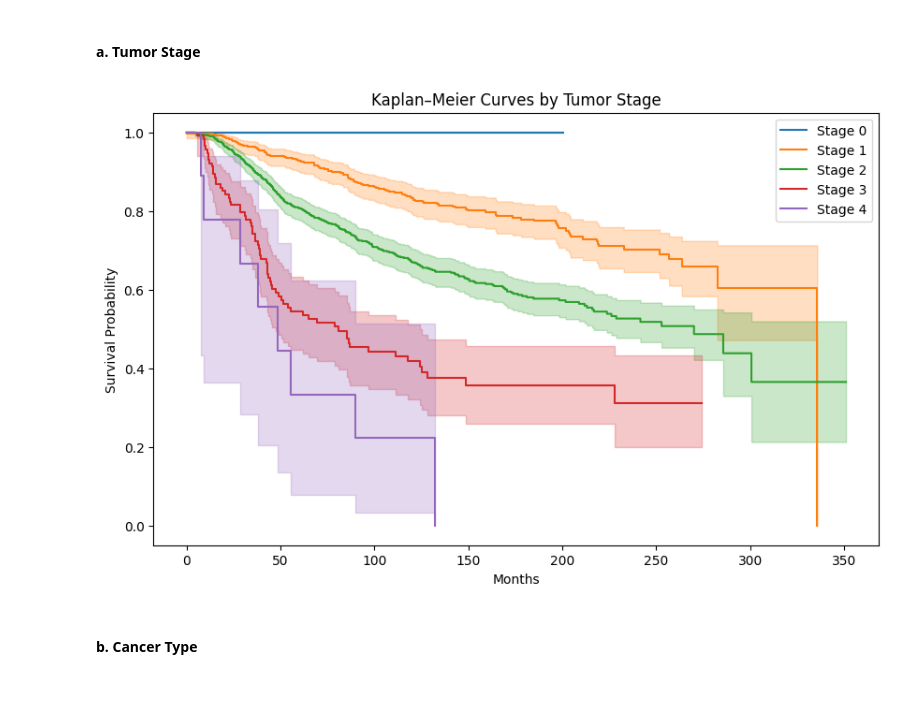
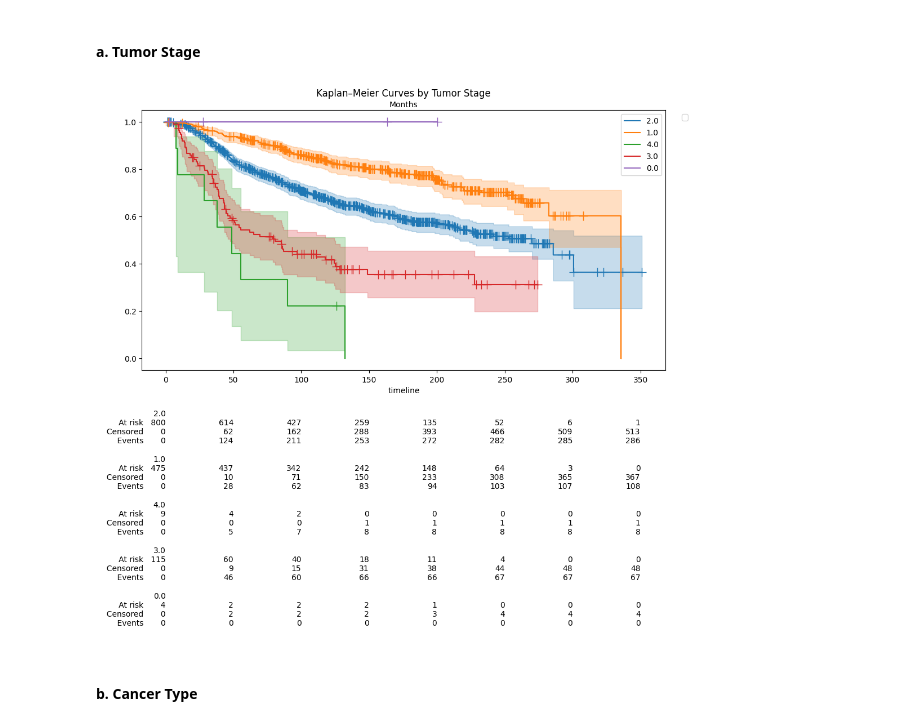
Before and after one commit to emilylongmire/STA4365-Final-Project, a Jupyter notebook: EDA.ipynb, the cells around one changed output. Saved outputs shown, nothing was run; the diff lists cells and outputs as text; code cells hidden in the pictures; blank space fills up the shorter version.

Commit message:
Completed survival analysis!

```diff
--- a/EDA.ipynb
+++ b/EDA.ipynb
@@ -24,7 +25,7 @@ df = pd.read_csv("METABRIC_RNA_Mutation.csv",
     })
 
 # Strip whitespace and standardize capitalization
-string_cols = df.select_dtypes(include=['object', 'str']).columns.tolist()
+string_cols = df.select_dtypes(include=['object', 'string']).columns.tolist()
 for col in string_cols:
     df[col] = df[col].str.strip().str.title()  # title case, removes extra spaces
 
@@ -202,22 +211,32 @@ event = clinical_df['event_observed']
 # %% [markdown]
 #### a. Tumor Stage
 # %%
-kmf = KaplanMeierFitter()
+plt.figure(figsize=(12,6))
 
-plt.figure(figsize=(10,6))
+ctype_fits = []
 
-for stage in sorted(clinical_df['tumor_stage'].dropna().unique()):
-    mask = clinical_df['tumor_stage'] == stage
-    kmf.fit(time_to_event[mask], event_observed=event[mask], label=f"Stage {int(stage)}")
-    kmf.plot_survival_function(ci_show=True)
+for ctype in clinical_df['tumor_stage'].dropna().unique():
+    mask = clinical_df['tumor_stage'] == ctype
+    kmf.fit(clinical_df['overall_survival_months'][mask],
+            event_observed=clinical_df['event_observed'][mask],
+            label=ctype)
+    ax = kmf.plot_survival_function(ci_show=True, show_censors=True)
+
+    ctype_fits.append(KaplanMeierFitter().fit(
+        clinical_df['overall_survival_months'][mask],
+        event_observed=clinical_df['event_observed'][mask],
+        label=ctype
+    ))
+
+add_at_risk_counts(*ctype_fits, ax=ax)
 
 plt.title("Kaplan–Meier Curves by Tumor Stage")
 plt.xlabel("Months")
 plt.ylabel("Survival Probability")
-plt.legend()
+plt.legend(bbox_to_anchor=(1.05,1))
 plt.show()
 # %% [output]
-[figure, old version]
+[figure, new version]
 # %% [markdown]
 #### b. Cancer Type
 # %%
```
Also changed, not shown: parts of 31 cells of this notebook.
